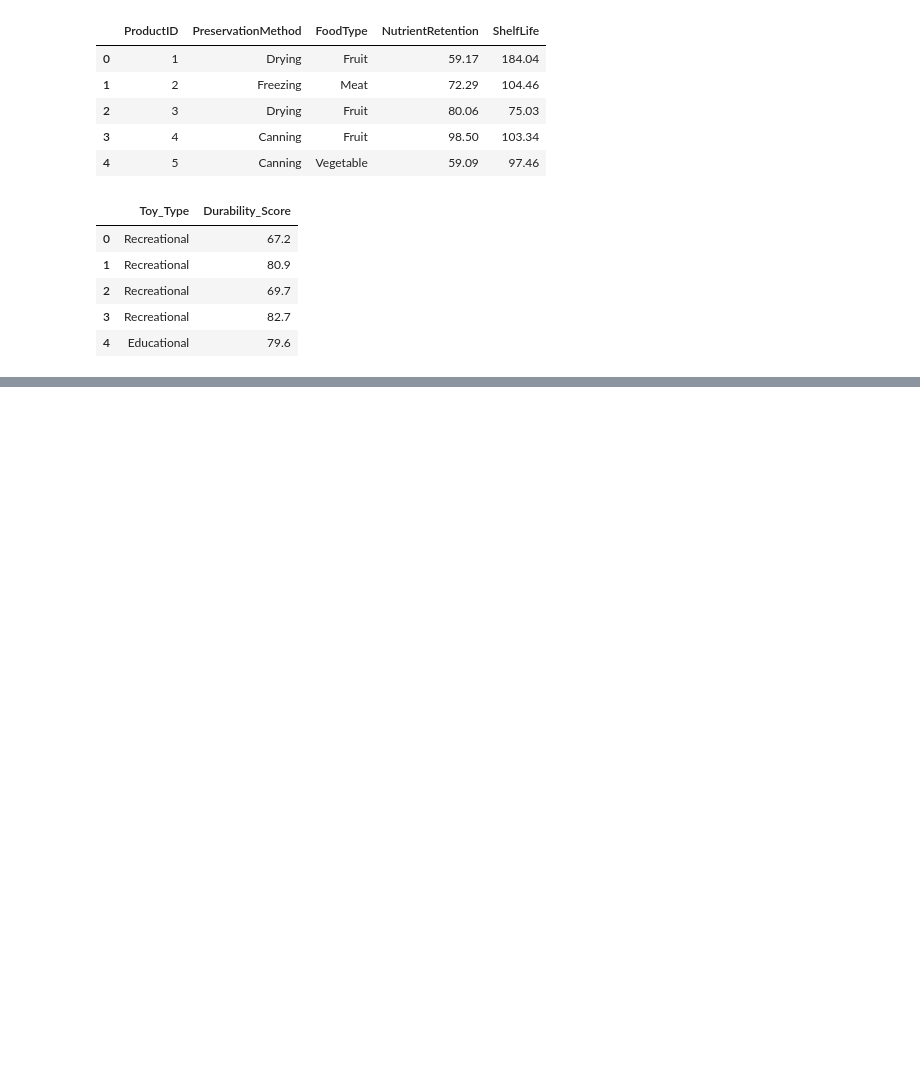
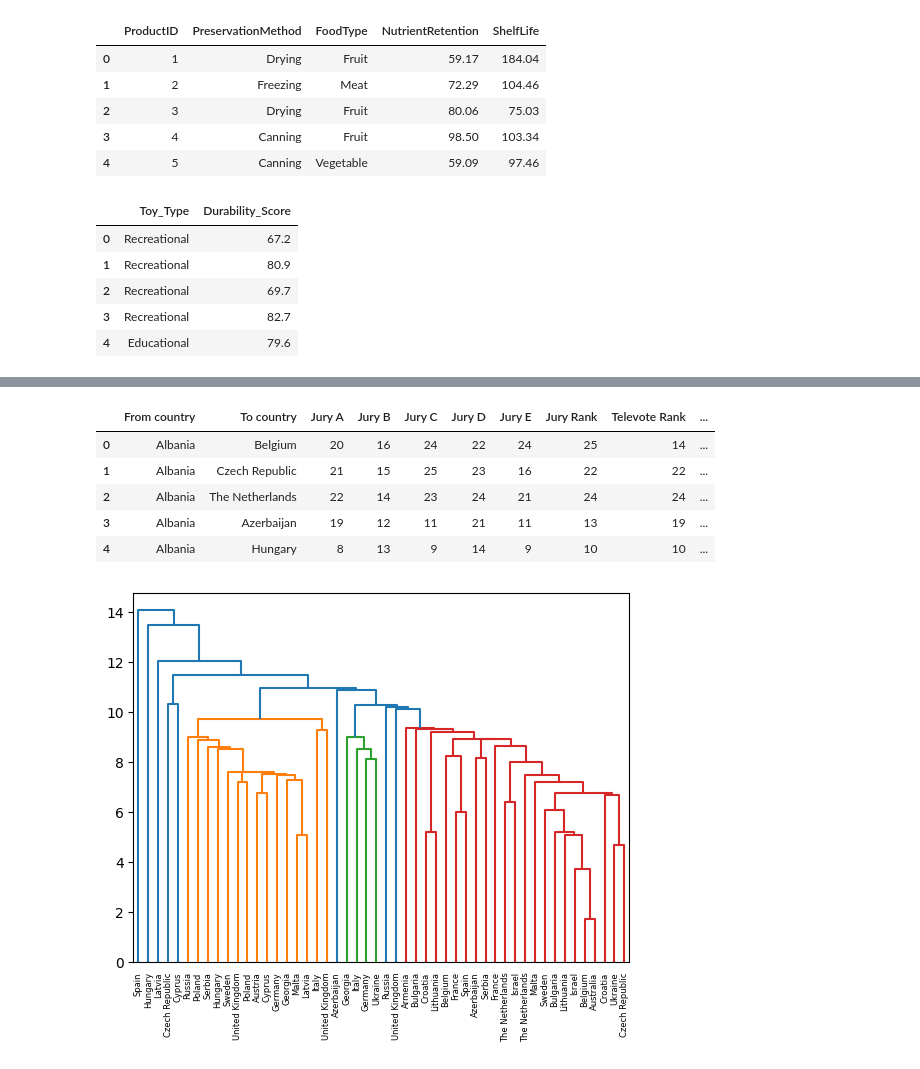
Before and after one commit to Rohanrathod7/my-ds-labs, a Jupyter notebook: 34_Unsupervised_Learning_in_Python/02_visualization_with_Hierarchical_Clustering_and_t-SNE.ipynb, the cells around one changed output, grey strips where cells are left out. Cells and saved outputs as stored; diff of their text form; code cells hidden in the pictures; blank space fills up the shorter version.

```diff
--- a/34_Unsupervised_Learning_in_Python/02_visualization_with_Hierarchical_Clustering_and_t-SNE.ipynb
+++ b/34_Unsupervised_Learning_in_Python/02_visualization_with_Hierarchical_Clustering_and_t-SNE.ipynb
@@ -440,0 +184,30 @@ Tuned Logistic Regression Parameters: {'logreg__C': np.float64(1.0), 'logreg__so
+# %%
+# Perform the necessary imports
+import matplotlib.pyplot as plt
+from scipy.cluster.hierarchy import linkage, dendrogram
+
+url = "https://raw.githubusercontent.com/Rohanrathod7/my-ds-labs/main/34_Unsupervised_Learning_in_Python/dataset/eurovision-2016.csv"
+# Read the CSV file
+# The original code tried to read a feather file as a CSV, and had a UnicodeDecodeError.
+# The file extension is feather, so it should be read using pd.read_feather.
+# Also, the variable name was confusing, it should be spotify_population.
+samples = pd.read_csv(url)
+display(samples.head())
+
+# Calculate the linkage: mergings
+mergings = linkage(samples.iloc[50:100,2:8], method="single")
+
+# Plot the dendrogram
+dendrogram(mergings,
+            labels=samples.iloc[50:100,1].tolist(),
+            leaf_rotation=90,
+            leaf_font_size=6)
+plt.show()
+# %% [output]
+|  | From country | To country | Jury A | Jury B | Jury C | Jury D | Jury E | Jury Rank | Televote Rank | ... |
+| 0 | Albania | Belgium | 20 | 16 | 24 | 22 | 24 | 25 | 14 | ... |
+| 1 | Albania | Czech Republic | 21 | 15 | 25 | 23 | 16 | 22 | 22 | ... |
+| 2 | Albania | The Netherlands | 22 | 14 | 23 | 24 | 21 | 24 | 24 | ... |
+| 3 | Albania | Azerbaijan | 19 | 12 | 11 | 21 | 11 | 13 | 19 | ... |
+| 4 | Albania | Hungary | 8 | 13 | 9 | 14 | 9 | 10 | 10 | ... |
+[figure, added]
```
Also changed, not shown: parts of 35 cells of this notebook.
